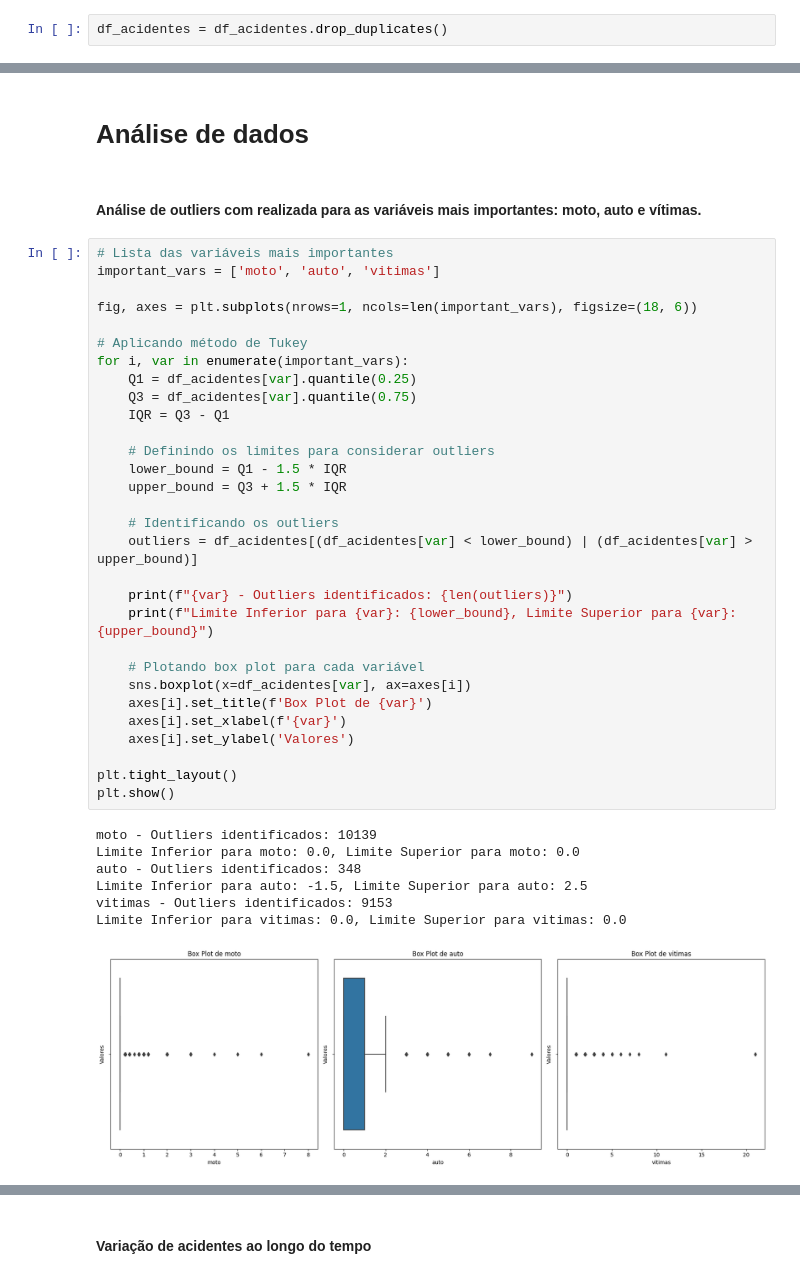
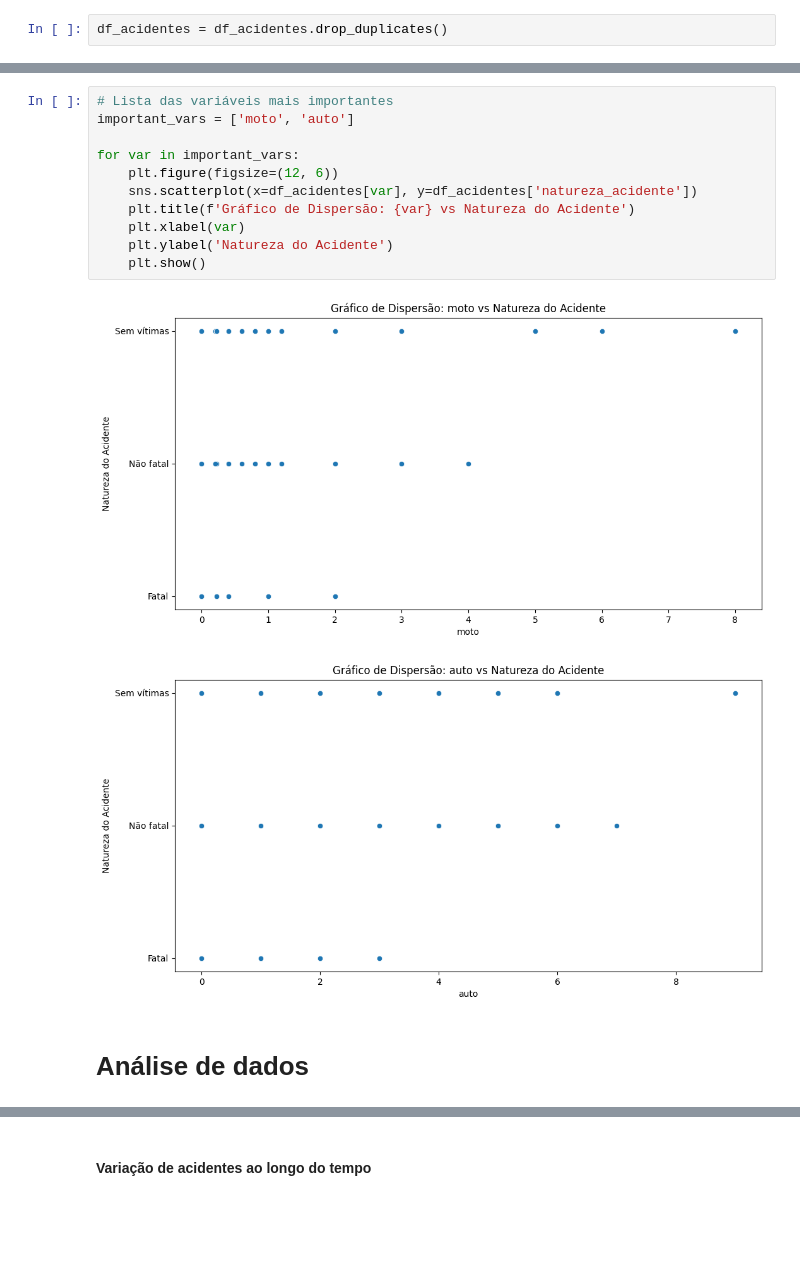
Before and after one commit to OtavioAugustoOliveira/DataScience_if697, a Jupyter notebook: projeto1.ipynb, the cells around one changed output, grey strips where cells are left out. Saved outputs shown, nothing was run; the diff lists cells and outputs as text; blank space fills up the shorter version.

```diff
--- a/projeto1.ipynb
+++ b/projeto1.ipynb
@@ -439,42 +435,16 @@ memory usage: 8.7+ MB
+# %%
+# Lista das variáveis mais importantes
+important_vars = ['moto', 'auto']
+
+for var in important_vars:
+    plt.figure(figsize=(12, 6))
+    sns.scatterplot(x=df_acidentes[var], y=df_acidentes['natureza_acidente'])
+    plt.title(f'Gráfico de Dispersão: {var} vs Natureza do Acidente')
+    plt.xlabel(var)
+    plt.ylabel('Natureza do Acidente')
+    plt.show()
+# %% [output]
+[figure, added]
+[figure, added]
 # %% [markdown]
 # Análise de dados
-# %% [markdown]
-#### Análise de outliers com realizada para as variáveis mais importantes: moto, auto e vítimas.
-# %%
-# Lista das variáveis mais importantes
-important_vars = ['moto', 'auto', 'vitimas']
-
-fig, axes = plt.subplots(nrows=1, ncols=len(important_vars), figsize=(18, 6))
-
-# Aplicando método de Tukey
-for i, var in enumerate(important_vars):
-    Q1 = df_acidentes[var].quantile(0.25)
-    Q3 = df_acidentes[var].quantile(0.75)
-    IQR = Q3 - Q1
-
-    # Definindo os limites para considerar outliers
-    lower_bound = Q1 - 1.5 * IQR
-    upper_bound = Q3 + 1.5 * IQR
-
-    # Identificando os outliers
-    outliers = df_acidentes[(df_acidentes[var] < lower_bound) | (df_acidentes[var] > upper_bound)]
-
-    print(f"{var} - Outliers identificados: {len(outliers)}")
-    print(f"Limite Inferior para {var}: {lower_bound}, Limite Superior para {var}: {upper_bound}")
-
-    # Plotando box plot para cada variável
-    sns.boxplot(x=df_acidentes[var], ax=axes[i])
-    axes[i].set_title(f'Box Plot de {var}')
-    axes[i].set_xlabel(f'{var}')
-    axes[i].set_ylabel('Valores')
-
-plt.tight_layout()
-plt.show()
-# %% [output]
-moto - Outliers identificados: 10139
-Limite Inferior para moto: 0.0, Limite Superior para moto: 0.0
-auto - Outliers identificados: 348
-Limite Inferior para auto: -1.5, Limite Superior para auto: 2.5
-vitimas - Outliers identificados: 9153
-Limite Inferior para vitimas: 0.0, Limite Superior para vitimas: 0.0
-[figure, removed]
```
Also changed, not shown: parts of 26 cells of this notebook, 3 other files.
